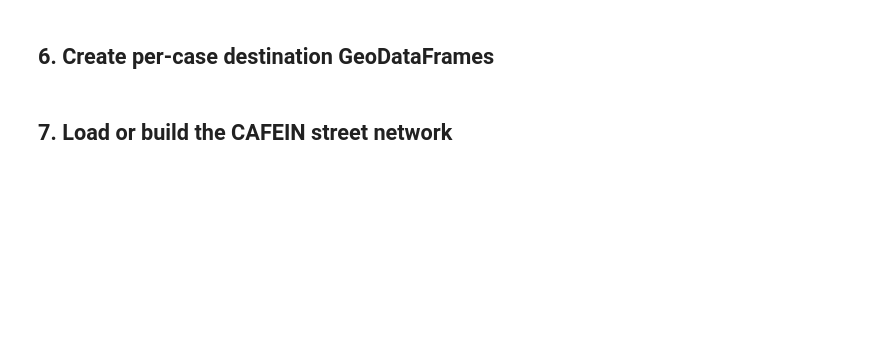
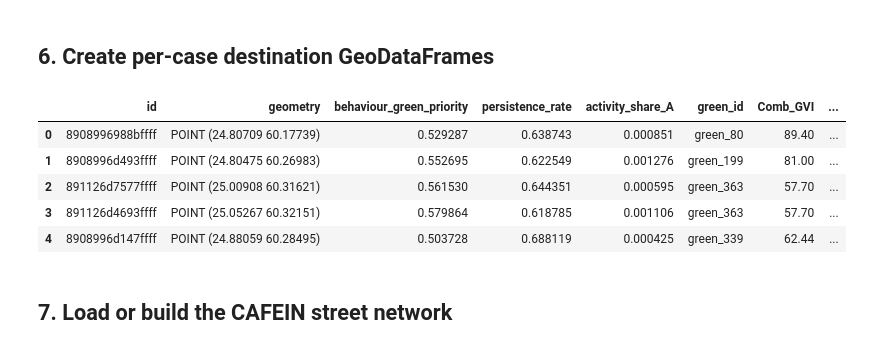
Before and after one commit to Nmodjrian/cafein-helsinki-exposure-poc, a Jupyter notebook: notebooks/09_route_level_environmental_exposure_poc.ipynb, the cells around one changed output. Saved outputs shown, nothing was run; the diff lists cells and outputs as text; code cells hidden in the pictures; blank space fills up the shorter version.

```diff
--- a/notebooks/09_route_level_environmental_exposure_poc.ipynb
+++ b/notebooks/09_route_level_environmental_exposure_poc.ipynb
@@ -271,47 +305,61 @@ display(
 # %% [markdown]
 ## 6. Create per-case destination GeoDataFrames
 # %%
+origin_keep = [
+    "id",
+    "geometry",
+]
+
+for field in [
+    "behaviour_green_priority",
+    "persistence_rate",
+    "activity_share_A",
+]:
+    if field in origin_points.columns:
+        origin_keep.append(field)
+
 case_pairs = (
     origin_points[
-        [
-            "id",
-            "geometry",
-            "behaviour_green_priority",
-            "persistence_rate",
-            "activity_share_A",
-        ]
+        origin_keep
     ]
     .merge(
         nearest_pairs[
             [
                 "id",
                 "green_id",
                 "Comb_GVI",
                 "straight_line_distance_m",
             ]
         ],
         on="id",
         how="left",
     )
 )
 
 case_pairs = case_pairs.merge(
     green_destinations[
         [
             "id",
             "geometry",
         ]
     ].rename(
         columns={
             "id": "green_id",
             "geometry": "destination_geometry",
         }
     ),
     on="green_id",
     how="left",
 )
 
 display(case_pairs)
+# %% [output]
+|  | id | geometry | behaviour_green_priority | persistence_rate | activity_share_A | green_id | Comb_GVI | ... |
+| 0 | 8908996988bffff | POINT (24.80709 60.17739) | 0.529287 | 0.638743 | 0.000851 | green_80 | 89.40 | ... |
+| 1 | 8908996d493ffff | POINT (24.80475 60.26983) | 0.552695 | 0.622549 | 0.001276 | green_199 | 81.00 | ... |
+| 2 | 891126d7577ffff | POINT (25.00908 60.31621) | 0.561530 | 0.644351 | 0.000595 | green_363 | 57.70 | ... |
+| 3 | 891126d4693ffff | POINT (25.05267 60.32151) | 0.579864 | 0.618785 | 0.001106 | green_363 | 57.70 | ... |
+| 4 | 8908996d147ffff | POINT (24.88059 60.28495) | 0.503728 | 0.688119 | 0.000425 | green_339 | 62.44 | ... |
 # %% [markdown]
 ## 7. Load or build the CAFEIN street network
 # %%
```
Also changed, not shown: parts of 10 cells of this notebook.
